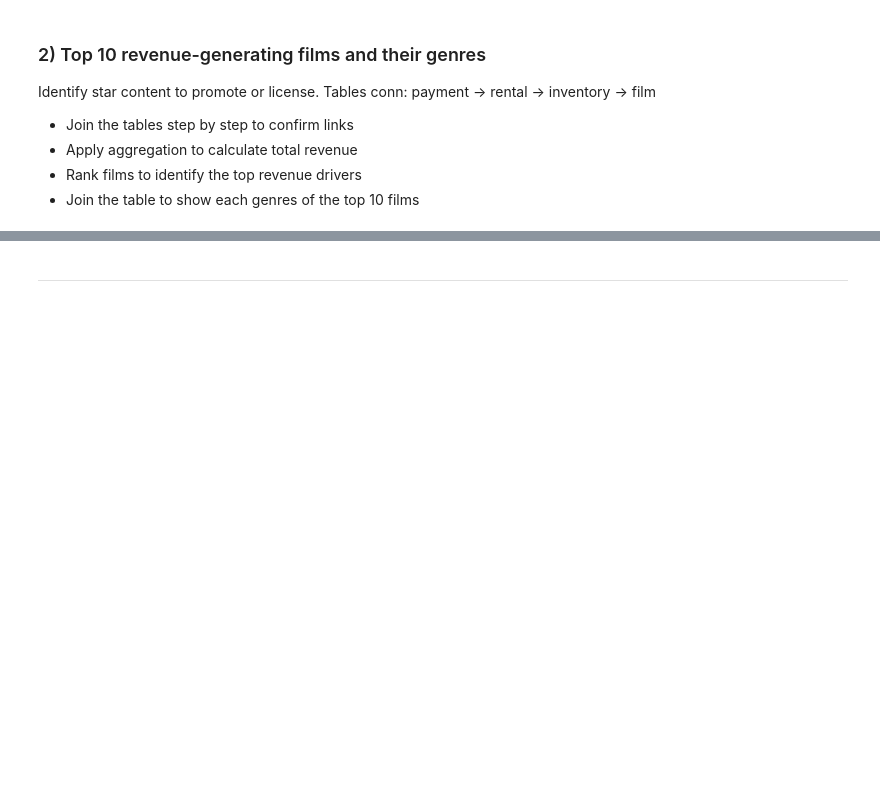
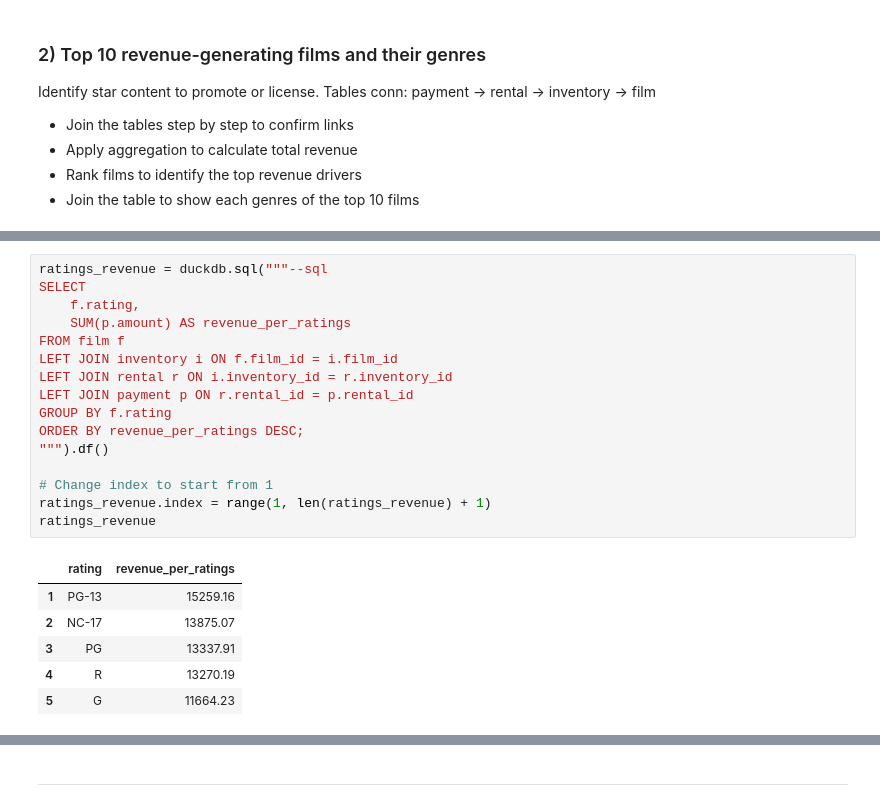
Before and after one commit to Akina-Aoki/sql_lab1_aira_franco, a Jupyter notebook: duckdb_pandas.ipynb, the cells around one changed output, grey strips where cells are left out. Saved outputs shown, nothing was run; the diff lists cells and outputs as text; blank space fills up the shorter version.

```diff
--- a/duckdb_pandas.ipynb
+++ b/duckdb_pandas.ipynb
@@ -772,0 +813,23 @@ top_10_revenue_with_genre
+# %%
+ratings_revenue = duckdb.sql("""--sql
+SELECT
+    f.rating,
+    SUM(p.amount) AS revenue_per_ratings
+FROM film f
+LEFT JOIN inventory i ON f.film_id = i.film_id
+LEFT JOIN rental r ON i.inventory_id = r.inventory_id
+LEFT JOIN payment p ON r.rental_id = p.rental_id
+GROUP BY f.rating
+ORDER BY revenue_per_ratings DESC;
+""").df()
+
+# Change index to start from 1
+ratings_revenue.index = range(1, len(ratings_revenue) + 1)
+ratings_revenue
+# %% [output]
+|  | rating | revenue_per_ratings |
+| 1 | PG-13 | 15259.16 |
+| 2 | NC-17 | 13875.07 |
+| 3 | PG | 13337.91 |
+| 4 | R | 13270.19 |
+| 5 | G | 11664.23 |
```
Also changed, not shown: parts of 16 cells of this notebook, 1 other file.
